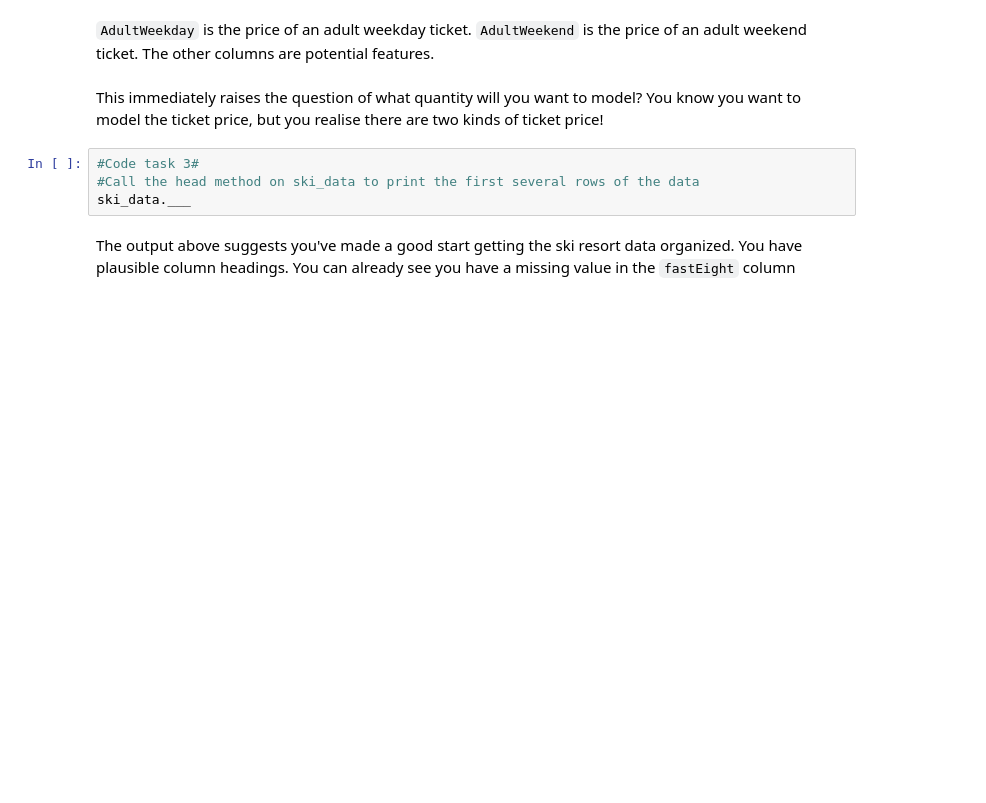
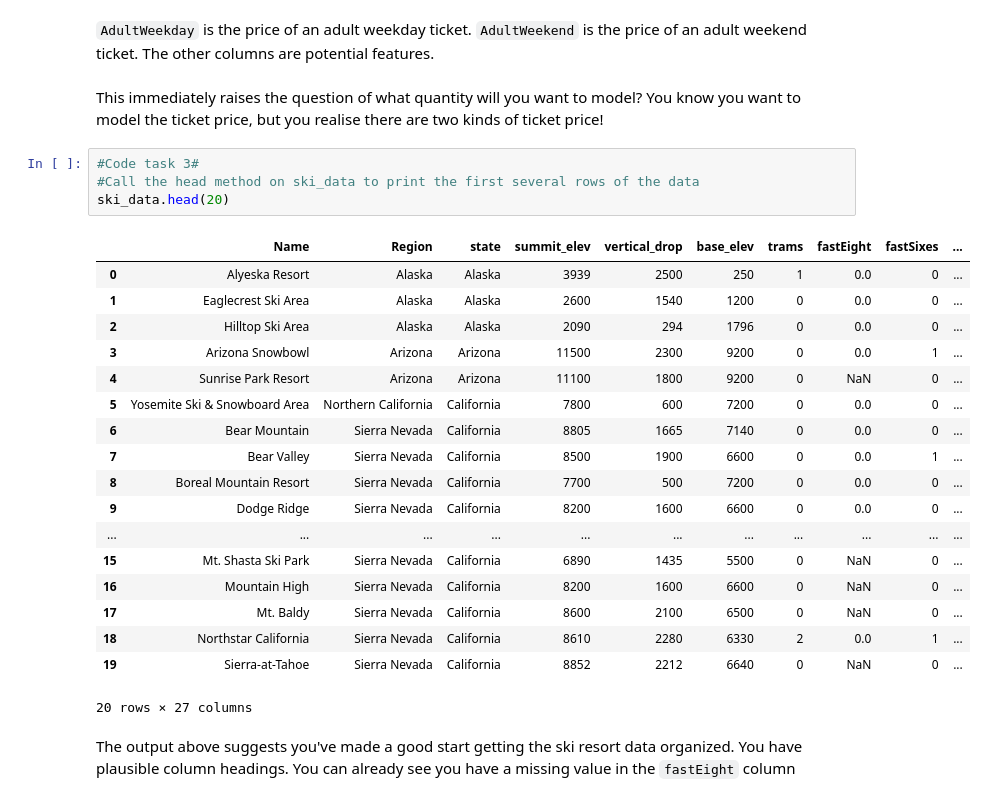
Before and after one commit to sabheen9/DataScienceGuidedCapstone, a Jupyter notebook: Notebooks/02_data_wrangling.ipynb, the cells around one changed output. Drawn from its saved outputs; the diff is of its cells as text; blank space fills up the shorter version.

```diff
--- a/Notebooks/02_data_wrangling.ipynb
+++ b/Notebooks/02_data_wrangling.ipynb
@@ -105,7 +115,26 @@ This immediately raises the question of what quantity will you want to model? Yo
 # %%
 #Code task 3#
 #Call the head method on ski_data to print the first several rows of the data
-ski_data.___
+ski_data.head(20)
+# %% [output]
+|  | Name | Region | state | summit_elev | vertical_drop | base_elev | trams | fastEight | fastSixes | ... |
+| 0 | Alyeska Resort | Alaska | Alaska | 3939 | 2500 | 250 | 1 | 0.0 | 0 | ... |
+| 1 | Eaglecrest Ski Area | Alaska | Alaska | 2600 | 1540 | 1200 | 0 | 0.0 | 0 | ... |
+| 2 | Hilltop Ski Area | Alaska | Alaska | 2090 | 294 | 1796 | 0 | 0.0 | 0 | ... |
+| 3 | Arizona Snowbowl | Arizona | Arizona | 11500 | 2300 | 9200 | 0 | 0.0 | 1 | ... |
+| 4 | Sunrise Park Resort | Arizona | Arizona | 11100 | 1800 | 9200 | 0 | NaN | 0 | ... |
+| 5 | Yosemite Ski & Snowboard Area | Northern California | California | 7800 | 600 | 7200 | 0 | 0.0 | 0 | ... |
+| 6 | Bear Mountain | Sierra Nevada | California | 8805 | 1665 | 7140 | 0 | 0.0 | 0 | ... |
+| 7 | Bear Valley | Sierra Nevada | California | 8500 | 1900 | 6600 | 0 | 0.0 | 1 | ... |
+| 8 | Boreal Mountain Resort | Sierra Nevada | California | 7700 | 500 | 7200 | 0 | 0.0 | 0 | ... |
+| 9 | Dodge Ridge | Sierra Nevada | California | 8200 | 1600 | 6600 | 0 | 0.0 | 0 | ... |
+| ... | ... | ... | ... | ... | ... | ... | ... | ... | ... | ... |
+| 15 | Mt. Shasta Ski Park | Sierra Nevada | California | 6890 | 1435 | 5500 | 0 | NaN | 0 | ... |
+| 16 | Mountain High | Sierra Nevada | California | 8200 | 1600 | 6600 | 0 | NaN | 0 | ... |
+| 17 | Mt. Baldy | Sierra Nevada | California | 8600 | 2100 | 6500 | 0 | NaN | 0 | ... |
+| 18 | Northstar California | Sierra Nevada | California | 8610 | 2280 | 6330 | 2 | 0.0 | 1 | ... |
+| 19 | Sierra-at-Tahoe | Sierra Nevada | California | 8852 | 2212 | 6640 | 0 | NaN | 0 | ... |
+20 rows × 27 columns
 # %% [markdown]
 The output above suggests you've made a good start getting the ski resort data organized. You have plausible column headings. You can already see you have a missing value in the `fastEight` column
 # %% [markdown]
```
Also changed, not shown: parts of 6 cells of this notebook.
